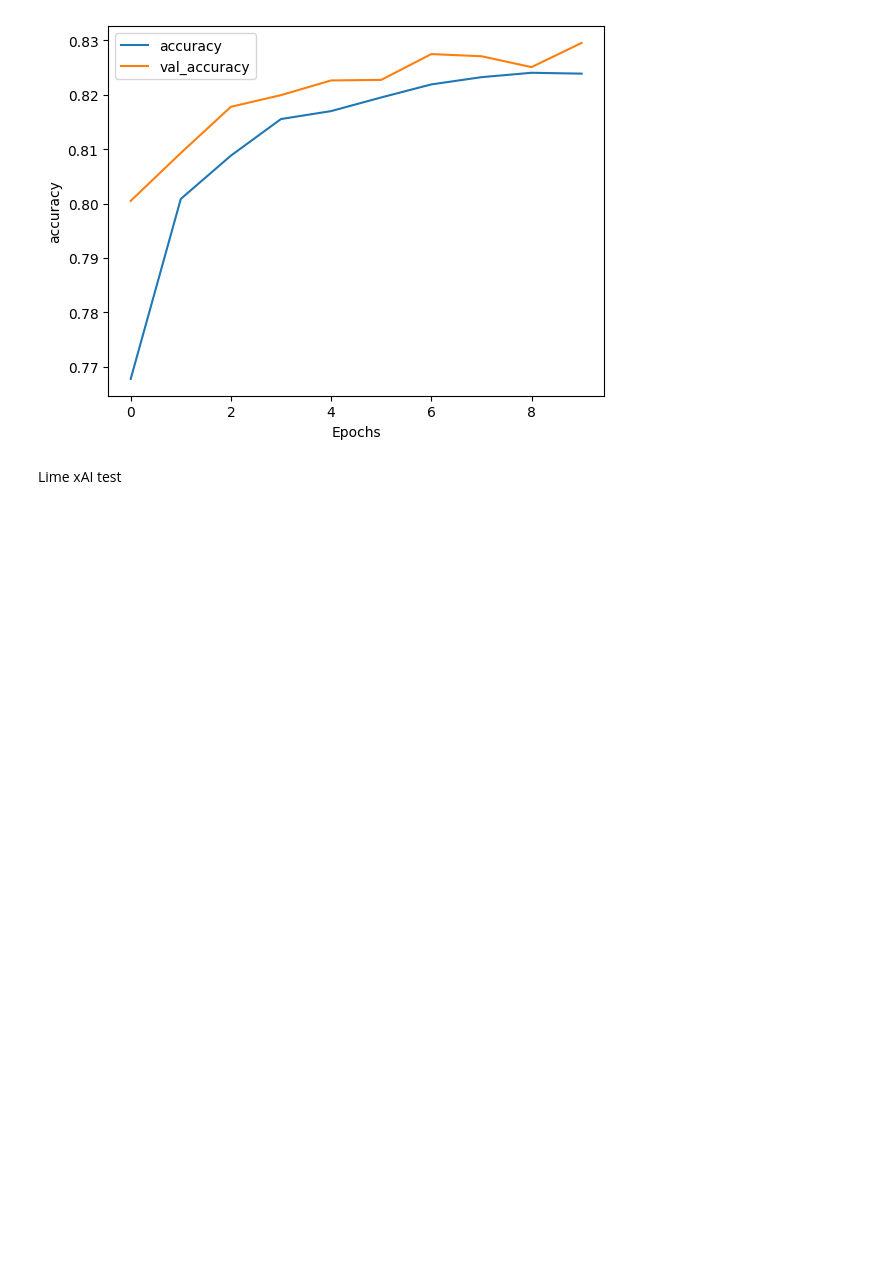
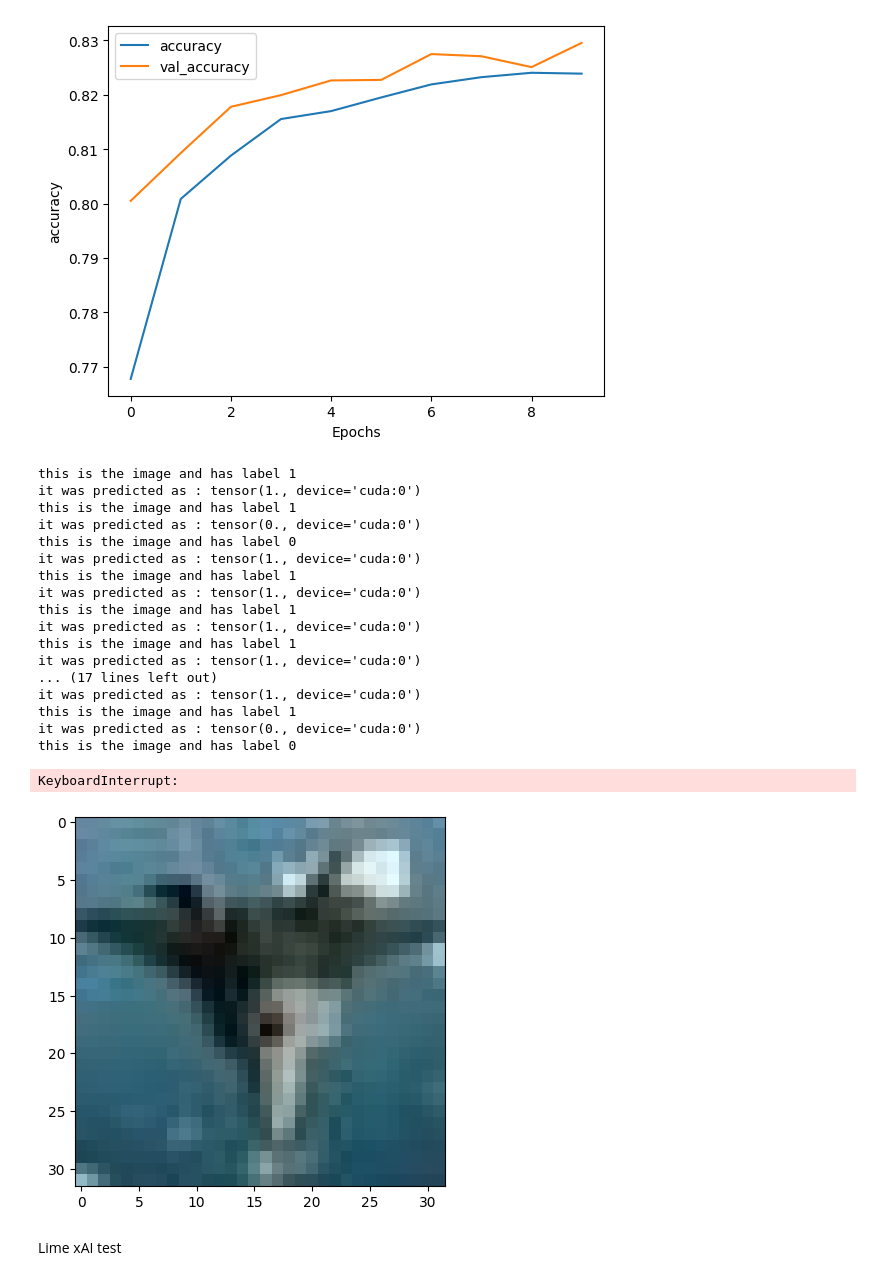
Before and after one commit to AngeloGalav/gauntlet, a Jupyter notebook: playground.ipynb, the cells around one changed output. Drawn from its saved outputs; the diff is of its cells as text; code cells hidden in the pictures; blank space fills up the shorter version.

```diff
--- a/playground.ipynb
+++ b/playground.ipynb
@@ -75,6 +75,31 @@ if artifacts != None:
 <class 'list'> <class 'list'>
 [tensor(0.7677, device='cuda:0'), tensor(0.8009, device='cuda:0'), tensor(0.8088, device='cuda:0'), tensor(0.8155, device='cuda:0'), tensor(0.8170, device='cuda:0'), tensor(0.8195, device='cuda:0'), t ...
 [figure]
+# %%
+# DEBUG!!! REMOVE after testing
+
+for i in range(20):
+    model_utils.test_single_image(model.model, train_dataloader, i, device, plt)
+# %% [output]
+this is the image and has label 1
+it was predicted as : tensor(1., device='cuda:0')
+this is the image and has label 1
+it was predicted as : tensor(0., device='cuda:0')
+this is the image and has label 0
+it was predicted as : tensor(1., device='cuda:0')
+this is the image and has label 1
+it was predicted as : tensor(1., device='cuda:0')
+this is the image and has label 1
+it was predicted as : tensor(1., device='cuda:0')
+this is the image and has label 1
+it was predicted as : tensor(1., device='cuda:0')
+... (17 lines left out)
+it was predicted as : tensor(1., device='cuda:0')
+this is the image and has label 1
+it was predicted as : tensor(0., device='cuda:0')
+this is the image and has label 0
+KeyboardInterrupt:
+[figure, added]
 # %% [markdown]
 Lime xAI test
 # %%
```
Also changed, not shown: parts of 5 cells of this notebook, 1 other file.
